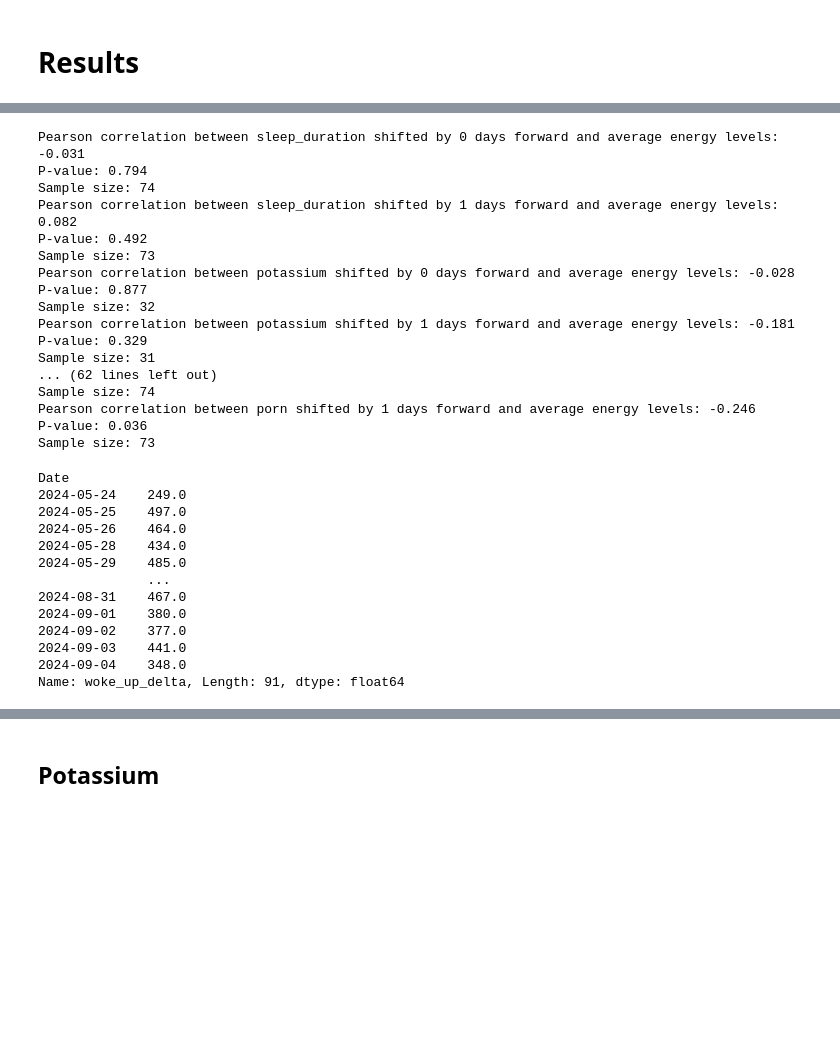
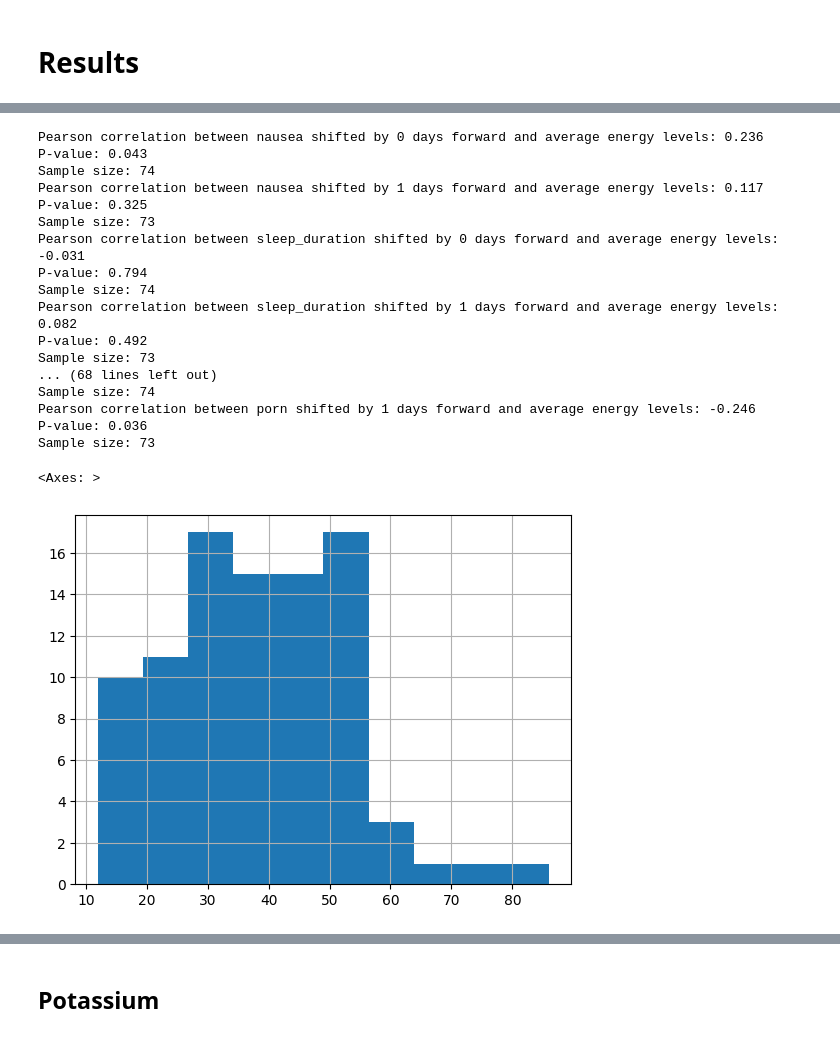
Before and after one commit to sonofhypnos/simon_data, a Jupyter notebook: simon_analysis.ipynb, the cells around one changed output, grey strips where cells are left out. Drawn from its saved outputs; the diff is of its cells as text; code cells hidden in the pictures; blank space fills up the shorter version.

```diff
--- a/simon_analysis.ipynb
+++ b/simon_analysis.ipynb
@@ -716,5 +668,5 @@ Sample size: 29
 # %%
-for column in ['sleep_duration', 'potassium', 'magnesium', 'iodine', 'omega3', 'vitamin_d', 'creatine_randomized', 'masturbation', 'masturbate_before_sleep', 'melatonin', 'melatonin_randomized', 'caffeine', 'porn']: # NOTE: 'time in bed' was apparently a column, but it is gone now'
+for column in upstream_vars: # NOTE: 'time in bed' was apparently a column, but it is gone now'
     start = '2024-05-29'
     end = '2024-09-10'
     if column == 'potassium':
@@ -726,19 +678,19 @@ for column in ['sleep_duration', 'potassium', 'magnesium', 'iodine', 'omega3', '
     analyze_energy_levels_correlation_with_likelihood(data, start, end, column, shift_days=0, plotting=False)
     analyze_energy_levels_correlation_with_likelihood(data, start, end, column, shift_days=1, plotting=False)
 # %% [output]
+Pearson correlation between nausea shifted by 0 days forward and average energy levels: 0.236
+P-value: 0.043
+Sample size: 74
+Pearson correlation between nausea shifted by 1 days forward and average energy levels: 0.117
+P-value: 0.325
+Sample size: 73
 Pearson correlation between sleep_duration shifted by 0 days forward and average energy levels: -0.031
 P-value: 0.794
 Sample size: 74
 Pearson correlation between sleep_duration shifted by 1 days forward and average energy levels: 0.082
 P-value: 0.492
 Sample size: 73
-Pearson correlation between potassium shifted by 0 days forward and average energy levels: -0.028
-P-value: 0.877
-Sample size: 32
-Pearson correlation between potassium shifted by 1 days forward and average energy levels: -0.181
-P-value: 0.329
-Sample size: 31
-... (62 lines left out)
+... (68 lines left out)
 Sample size: 74
 Pearson correlation between porn shifted by 1 days forward and average energy levels: -0.246
 P-value: 0.036
@@ -746,19 +698,8 @@ Sample size: 73
 # %%
 data['standup_delta']= data['standup'].apply(lambda x: (x - datetime.datetime(1900,1,1)).total_seconds()/60.0)
 data['woke_up_delta']= data['woke_up'].apply(lambda x: (x - datetime.datetime(1900,1,1)).total_seconds()/ 60.0)
-# %%
-data.woke_up_delta
-# %% [output]
-Date
-2024-05-24    249.0
-2024-05-25    497.0
-2024-05-26    464.0
-2024-05-28    434.0
-2024-05-29    485.0
-              ...
-2024-08-31    467.0
-2024-09-01    380.0
-2024-09-02    377.0
-2024-09-03    441.0
-2024-09-04    348.0
-Name: woke_up_delta, Length: 91, dtype: float64
+# %%
+data['time_to_fall_asleep'].hist()
+# %% [output]
+<Axes: >
+[figure, added]
```
Also changed, not shown: parts of 19 cells of this notebook.
